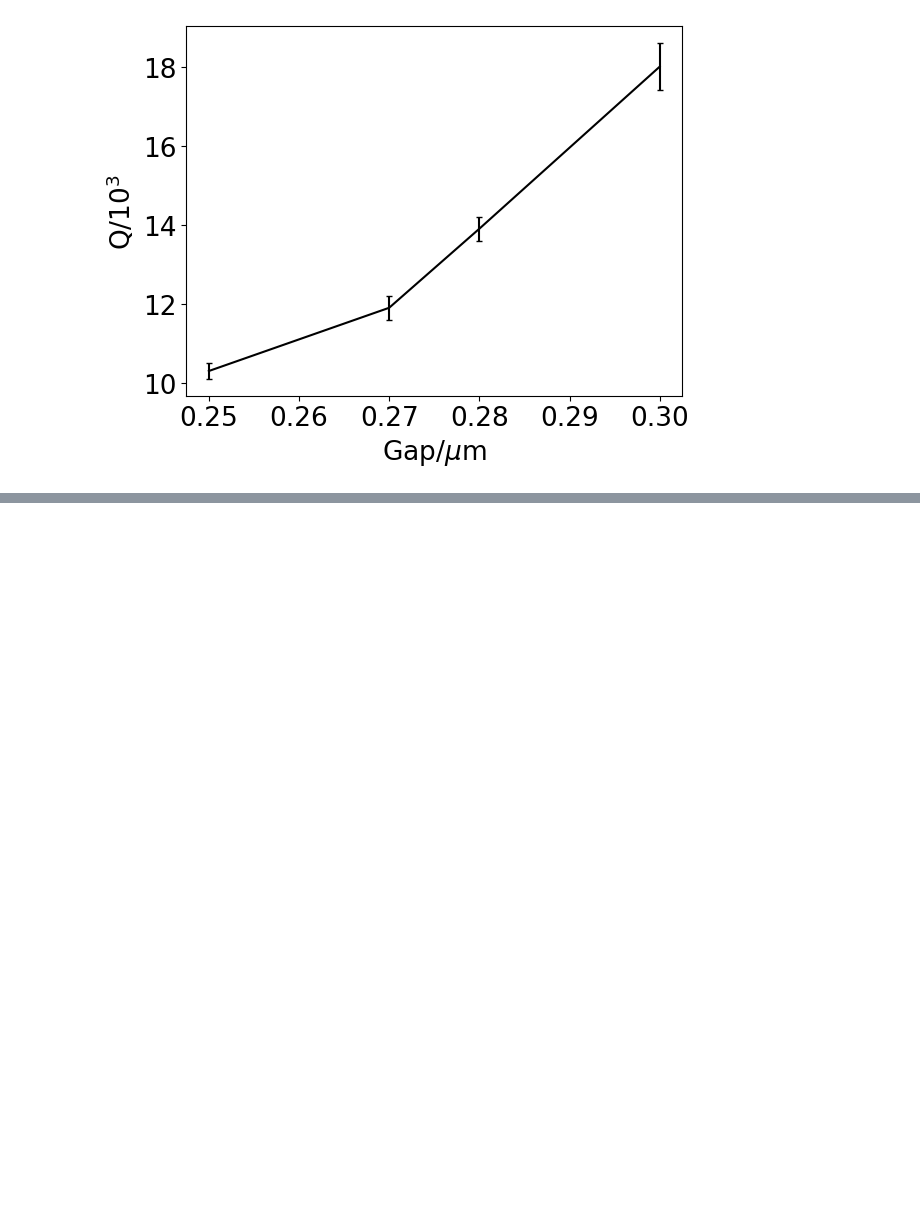
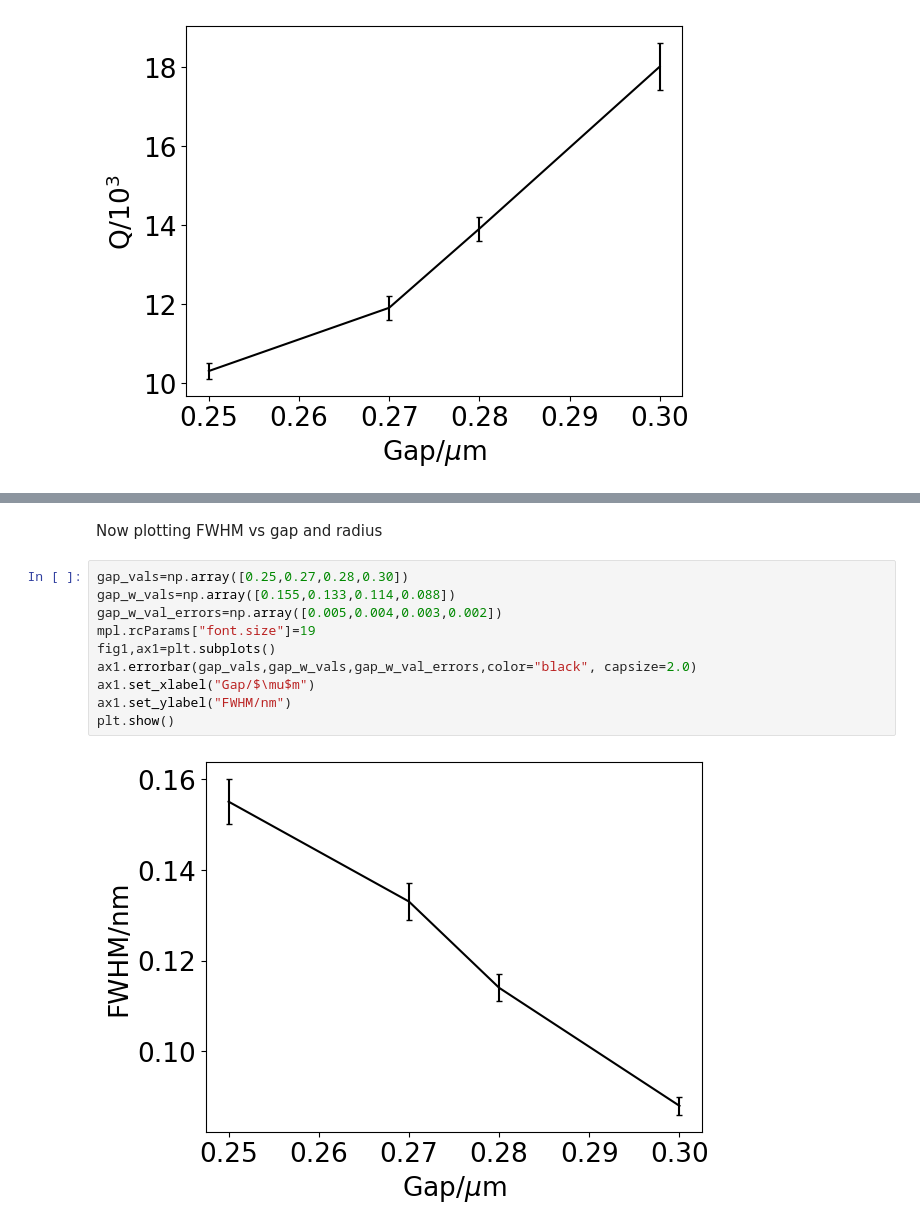
Before and after one commit to tdasanjh/team-chip-project, a Jupyter notebook: data_analysis/Q_factor_plots_notebook.ipynb, the cells around one changed output, grey strips where cells are left out. Cells and saved outputs as stored; diff of their text form; blank space fills up the shorter version.

Commit message:
FWHM plots vs gap and radius

```diff
--- a/data_analysis/Q_factor_plots_notebook.ipynb
+++ b/data_analysis/Q_factor_plots_notebook.ipynb
@@ -60,0 +61,14 @@ plt.show()
+# %% [markdown]
+Now plotting FWHM vs gap and radius
+# %%
+gap_vals=np.array([0.25,0.27,0.28,0.30])
+gap_w_vals=np.array([0.155,0.133,0.114,0.088])
+gap_w_val_errors=np.array([0.005,0.004,0.003,0.002])
+mpl.rcParams["font.size"]=19
+fig1,ax1=plt.subplots()
+ax1.errorbar(gap_vals,gap_w_vals,gap_w_val_errors,color="black", capsize=2.0)
+ax1.set_xlabel("Gap/$\mu$m")
+ax1.set_ylabel("FWHM/nm")
+plt.show()
+# %% [output]
+[figure, added]
```
Also changed, not shown: parts of 2 cells of this notebook.
